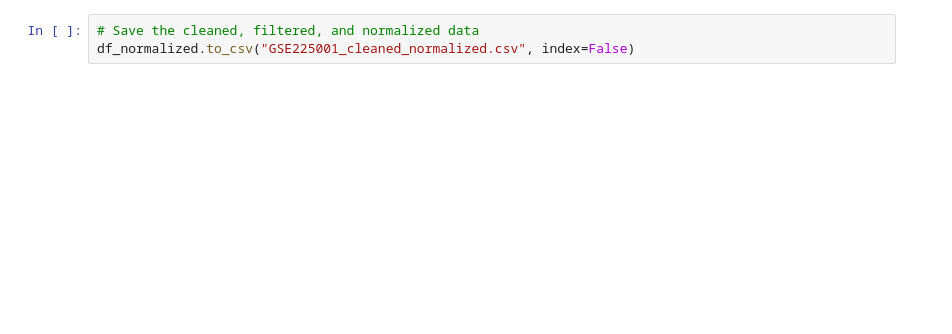
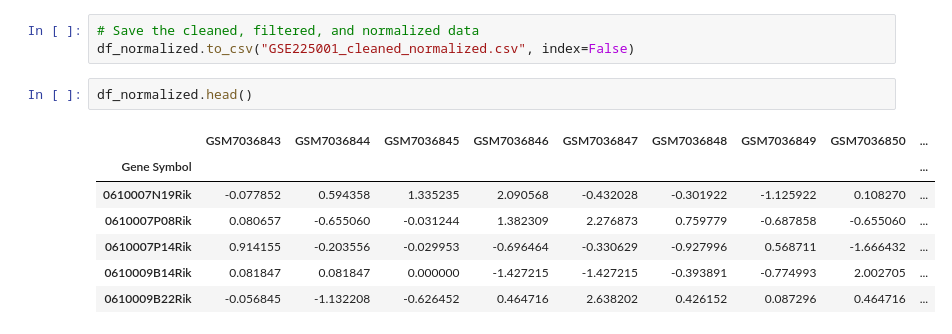
Before and after one commit to drshiyf/my-first-binder, a Jupyter notebook: GEO dataset download_clean_normalize.ipynb, the cells around one changed output. Saved outputs shown, nothing was run; the diff lists cells and outputs as text; blank space fills up the shorter version.

```diff
--- a/GEO dataset download_clean_normalize.ipynb
+++ b/GEO dataset download_clean_normalize.ipynb
@@ -65,3 +110,13 @@ df_normalized.head()
 # %%
 # Save the cleaned, filtered, and normalized data
 df_normalized.to_csv("GSE225001_cleaned_normalized.csv", index=False)
+# %%
+df_normalized.head()
+# %% [output]
+|  | GSM7036843 | GSM7036844 | GSM7036845 | GSM7036846 | GSM7036847 | GSM7036848 | GSM7036849 | GSM7036850 | ... |
+| Gene Symbol |  |  |  |  |  |  |  |  | ... |
+| 0610007N19Rik | -0.077852 | 0.594358 | 1.335235 | 2.090568 | -0.432028 | -0.301922 | -1.125922 | 0.108270 | ... |
+| 0610007P08Rik | 0.080657 | -0.655060 | -0.031244 | 1.382309 | 2.276873 | 0.759779 | -0.687858 | -0.655060 | ... |
+| 0610007P14Rik | 0.914155 | -0.203556 | -0.029953 | -0.696464 | -0.330629 | -0.927996 | 0.568711 | -1.666432 | ... |
+| 0610009B14Rik | 0.081847 | 0.081847 | 0.000000 | -1.427215 | -1.427215 | -0.393891 | -0.774993 | 2.002705 | ... |
+| 0610009B22Rik | -0.056845 | -1.132208 | -0.626452 | 0.464716 | 2.638202 | 0.426152 | 0.087296 | 0.464716 | ... |
```
Also changed, not shown: parts of 23 cells of this notebook.
